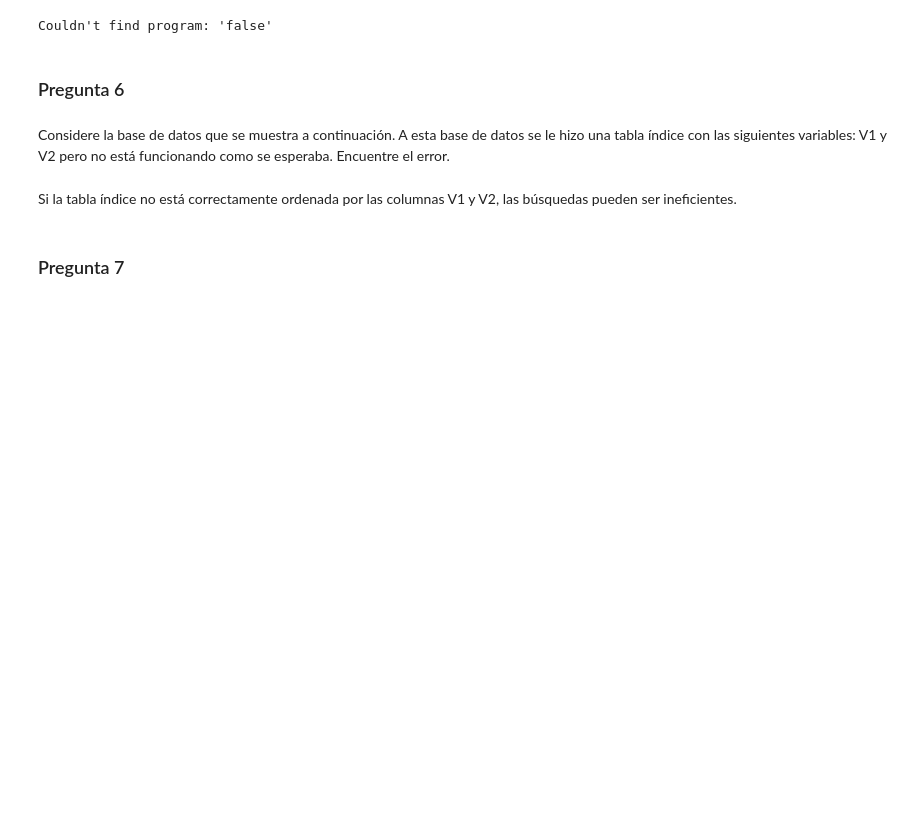
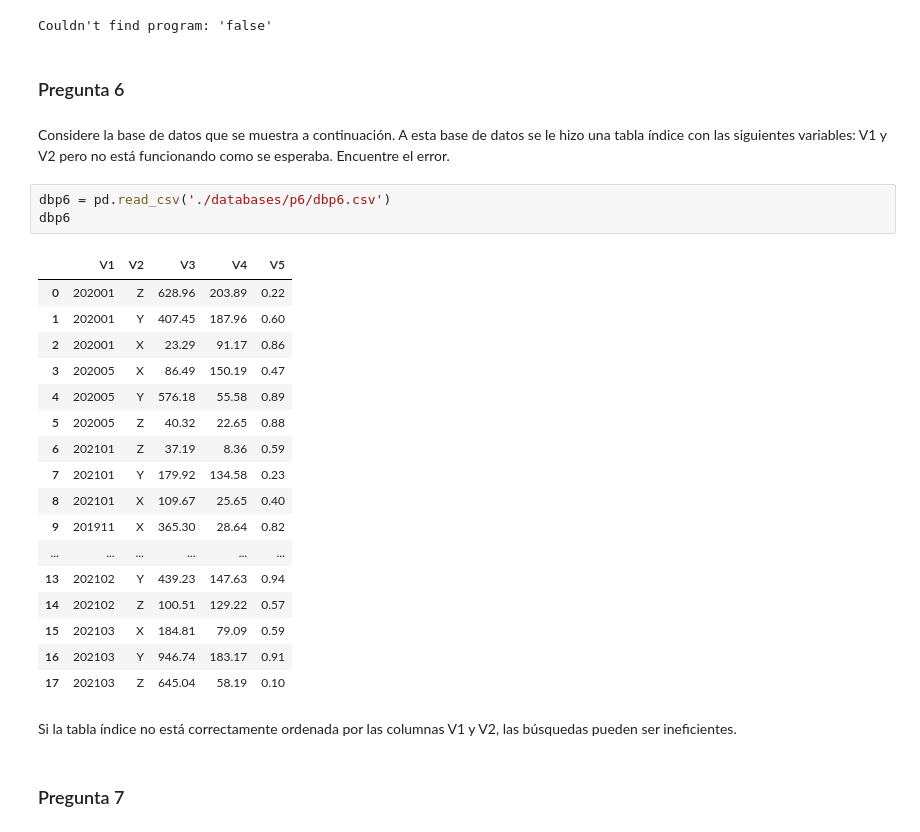
Before and after one commit to esc20936/PruebaTecnicaBAC, a Jupyter notebook: main.ipynb, the cells around one changed output. Drawn from its saved outputs; the diff is of its cells as text; blank space fills up the shorter version.

```diff
--- a/main.ipynb
+++ b/main.ipynb
@@ -200,6 +209,27 @@ Couldn't find program: 'false'
 ### Pregunta 6
 # %% [markdown]
 Considere la base de datos que se muestra a continuación. A esta base de datos se le hizo una tabla índice con las siguientes variables: V1 y V2 pero no está funcionando como se esperaba. Encuentre el error.
+# %%
+dbp6 = pd.read_csv('./databases/p6/dbp6.csv')
+dbp6
+# %% [output]
+|  | V1 | V2 | V3 | V4 | V5 |
+| 0 | 202001 | Z | 628.96 | 203.89 | 0.22 |
+| 1 | 202001 | Y | 407.45 | 187.96 | 0.60 |
+| 2 | 202001 | X | 23.29 | 91.17 | 0.86 |
+| 3 | 202005 | X | 86.49 | 150.19 | 0.47 |
+| 4 | 202005 | Y | 576.18 | 55.58 | 0.89 |
+| 5 | 202005 | Z | 40.32 | 22.65 | 0.88 |
+| 6 | 202101 | Z | 37.19 | 8.36 | 0.59 |
+| 7 | 202101 | Y | 179.92 | 134.58 | 0.23 |
+| 8 | 202101 | X | 109.67 | 25.65 | 0.40 |
+| 9 | 201911 | X | 365.30 | 28.64 | 0.82 |
+| ... | ... | ... | ... | ... | ... |
+| 13 | 202102 | Y | 439.23 | 147.63 | 0.94 |
+| 14 | 202102 | Z | 100.51 | 129.22 | 0.57 |
+| 15 | 202103 | X | 184.81 | 79.09 | 0.59 |
+| 16 | 202103 | Y | 946.74 | 183.17 | 0.91 |
+| 17 | 202103 | Z | 645.04 | 58.19 | 0.10 |
 # %% [markdown]
 Si la tabla índice no está correctamente ordenada por las columnas V1 y V2, las búsquedas pueden ser ineficientes.
 # %% [markdown]
```
Also changed, not shown: parts of 13 cells of this notebook, 1 other file.
